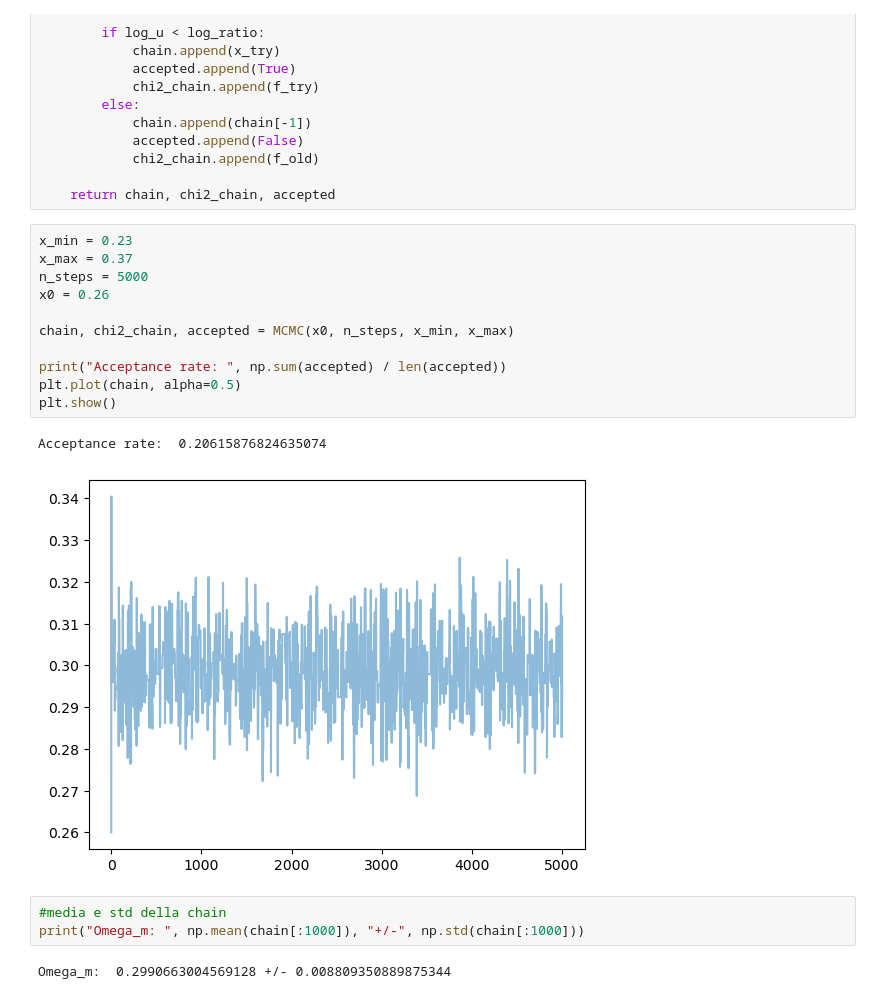
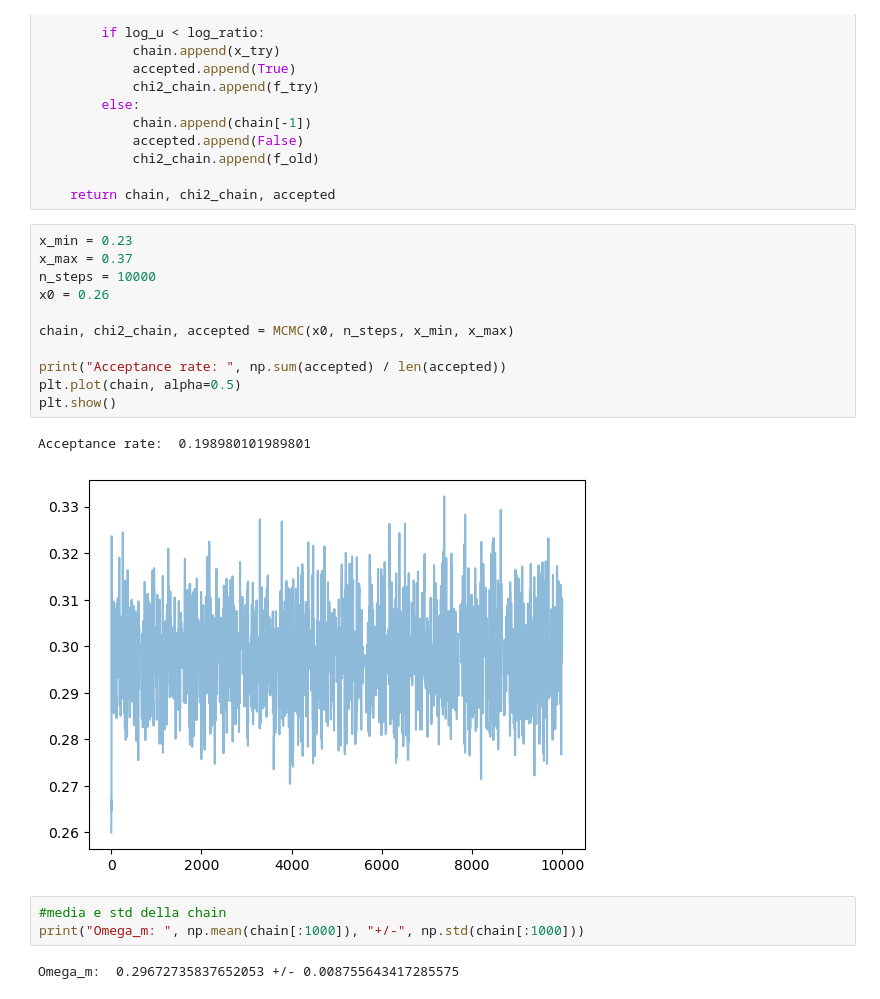
Before and after one commit to ElenaCarloni/astrocosmolib, a Jupyter notebook: Lessons/Estimation/MCMC.ipynb, the cells around one changed output. Drawn from its saved outputs; the diff is of its cells as text.

```diff
--- a/Lessons/Estimation/MCMC.ipynb
+++ b/Lessons/Estimation/MCMC.ipynb
@@ -44,19 +44,19 @@ def MCMC(x0, n_steps, x_min, x_max):
 # %%
 x_min = 0.23
 x_max = 0.37
-n_steps = 5000
+n_steps = 10000
 x0 = 0.26
 
 chain, chi2_chain, accepted = MCMC(x0, n_steps, x_min, x_max)
 
 print("Acceptance rate: ", np.sum(accepted) / len(accepted))
 plt.plot(chain, alpha=0.5)
 plt.show()
 # %% [output]
-Acceptance rate:  0.20615876824635074
+Acceptance rate:  0.198980101989801
-[figure, old version]
+[figure, new version]
 # %%
 #media e std della chain
 print("Omega_m: ", np.mean(chain[:1000]), "+/-", np.std(chain[:1000]))
 # %% [output]
-Omega_m:  0.2990663004569128 +/- 0.008809350889875344
+Omega_m:  0.29672735837652053 +/- 0.008755643417285575
```
Also changed, not shown: parts of 3 cells of this notebook, 5 other files.
